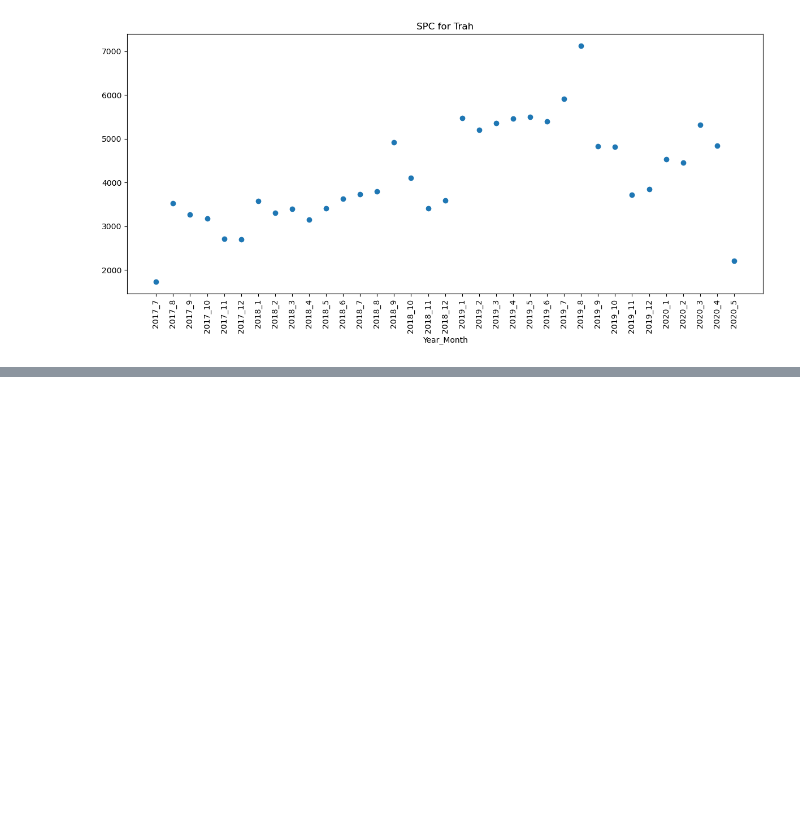
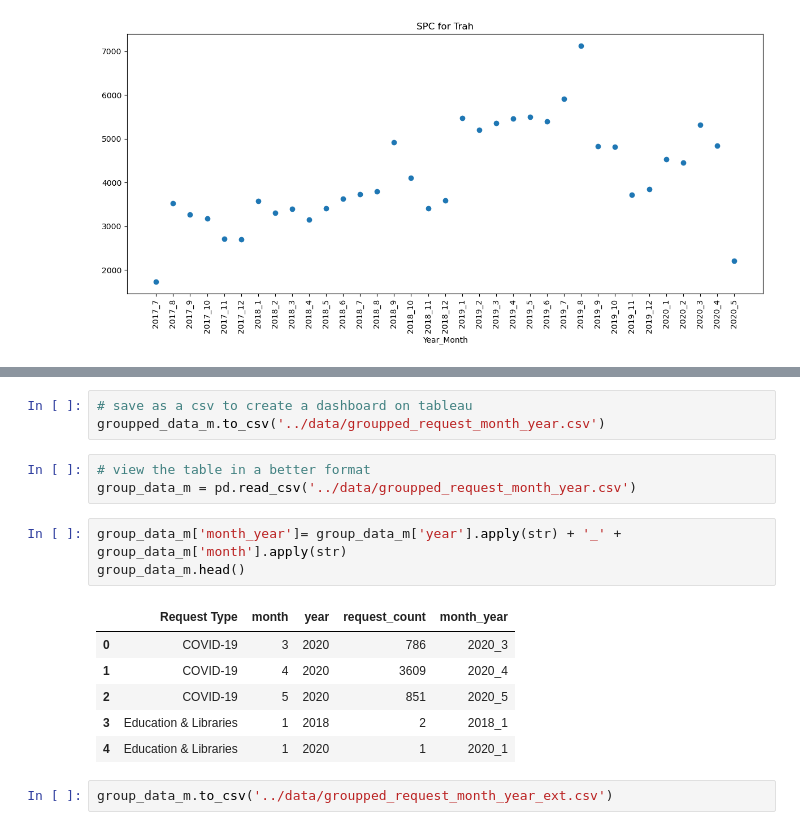
Before and after one commit to bensdata/hubnashville-bobcat, a Jupyter notebook: notebooks/hub_Nashville_311.ipynb, the cells around one changed output, grey strips where cells are left out. Cells and saved outputs as stored; diff of their text form; blank space fills up the shorter version.

```diff
--- a/notebooks/hub_Nashville_311.ipynb
+++ b/notebooks/hub_Nashville_311.ipynb
@@ -696,0 +704,18 @@ plt.tight_layout()
+# %%
+# save as a csv to create a dashboard on tableau
+groupped_data_m.to_csv('../data/groupped_request_month_year.csv')
+# %%
+# view the table in a better format
+group_data_m = pd.read_csv('../data/groupped_request_month_year.csv')
+# %%
+group_data_m['month_year']= group_data_m['year'].apply(str) + '_' + group_data_m['month'].apply(str)
+group_data_m.head()
+# %% [output]
+|  | Request Type | month | year | request_count | month_year |
+| 0 | COVID-19 | 3 | 2020 | 786 | 2020_3 |
+| 1 | COVID-19 | 4 | 2020 | 3609 | 2020_4 |
+| 2 | COVID-19 | 5 | 2020 | 851 | 2020_5 |
+| 3 | Education & Libraries | 1 | 2018 | 2 | 2018_1 |
+| 4 | Education & Libraries | 1 | 2020 | 1 | 2020_1 |
+# %%
+group_data_m.to_csv('../data/groupped_request_month_year_ext.csv')
```
Also changed, not shown: parts of 7 cells of this notebook, 3 other files.
